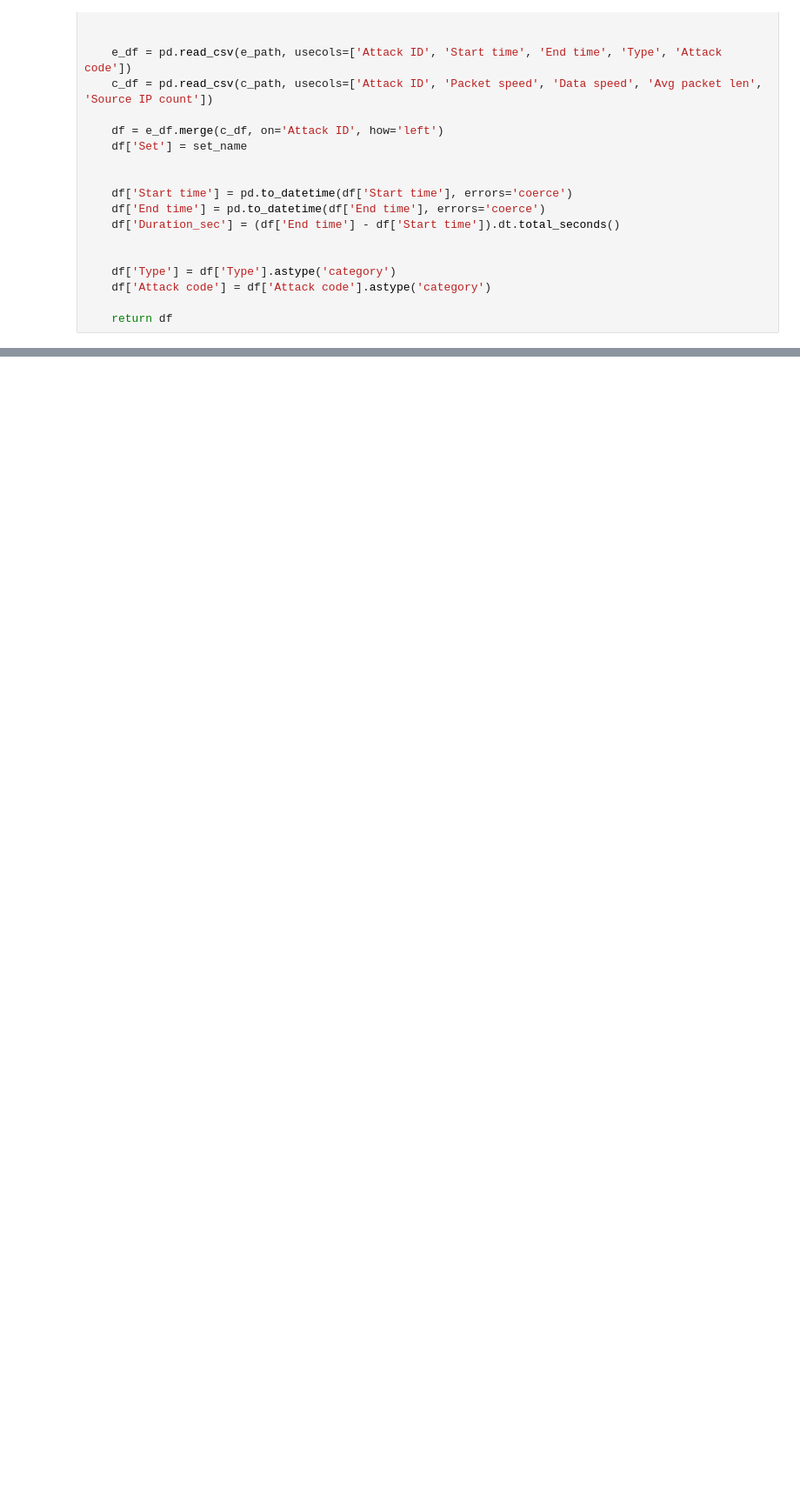
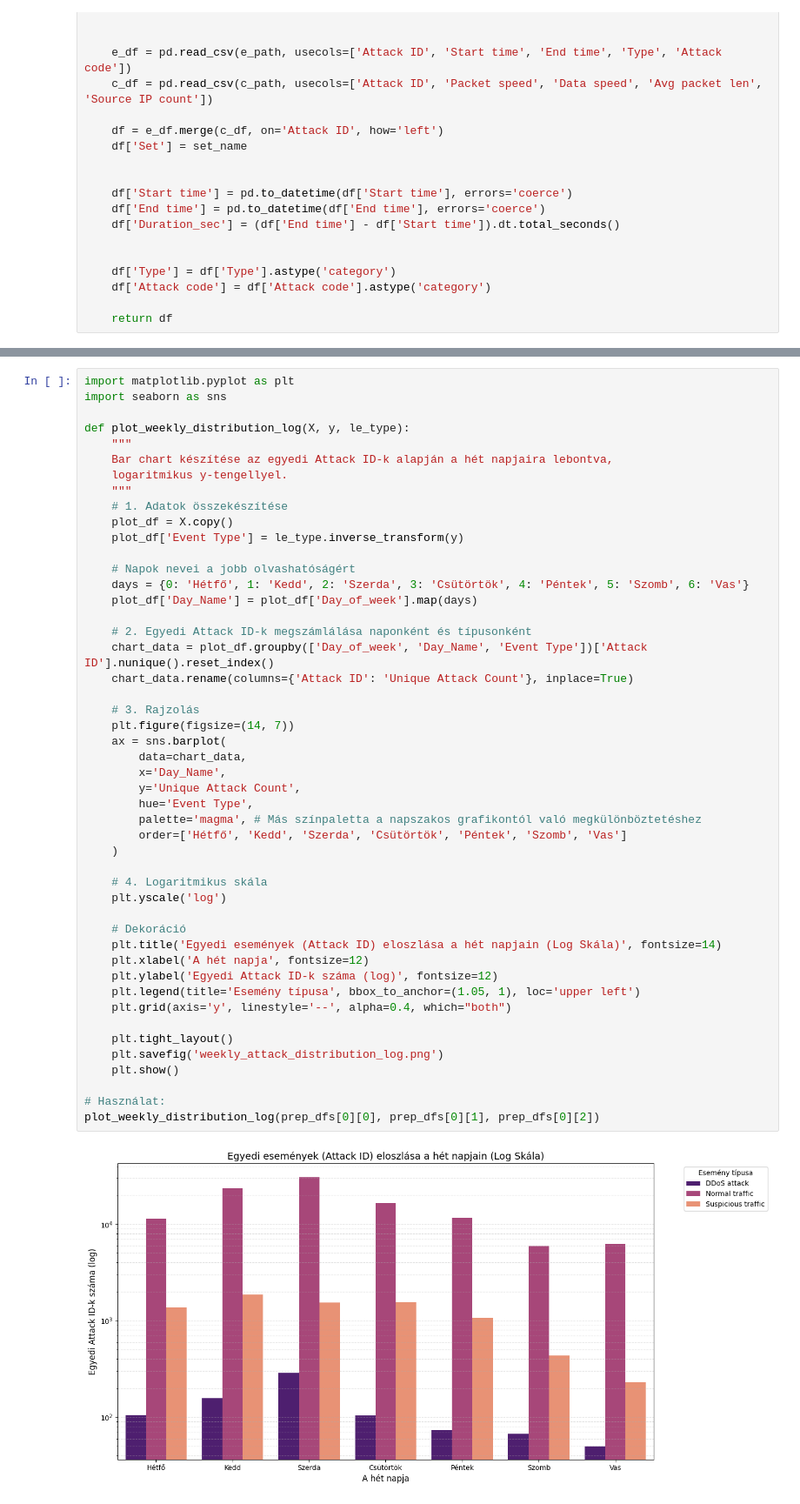
Before and after one commit to Koschkah/DDOS-crispy-octo-spork, a Jupyter notebook: data_prep.ipynb, the cells around one changed output, grey strips where cells are left out. Shown at 87% size. Cells and saved outputs as stored; diff of their text form; blank space fills up the shorter version.

```diff
--- a/data_prep.ipynb
+++ b/data_prep.ipynb
@@ -75,0 +183,50 @@ for s in SETS:
+# %%
+import matplotlib.pyplot as plt
+import seaborn as sns
+
+def plot_weekly_distribution_log(X, y, le_type):
+    """
+    Bar chart készítése az egyedi Attack ID-k alapján a hét napjaira lebontva,
+    logaritmikus y-tengellyel.
+    """
+    # 1. Adatok összekészítése
+    plot_df = X.copy()
+    plot_df['Event Type'] = le_type.inverse_transform(y)
+
+    # Napok nevei a jobb olvashatóságért
+    days = {0: 'Hétfő', 1: 'Kedd', 2: 'Szerda', 3: 'Csütörtök', 4: 'Péntek', 5: 'Szomb', 6: 'Vas'}
+    plot_df['Day_Name'] = plot_df['Day_of_week'].map(days)
+
+    # 2. Egyedi Attack ID-k megszámlálása naponként és típusonként
+    chart_data = plot_df.groupby(['Day_of_week', 'Day_Name', 'Event Type'])['Attack ID'].nunique().reset_index()
+    chart_data.rename(columns={'Attack ID': 'Unique Attack Count'}, inplace=True)
+
+    # 3. Rajzolás
+    plt.figure(figsize=(14, 7))
+    ax = sns.barplot(
+        data=chart_data,
+        x='Day_Name',
+        y='Unique Attack Count',
+        hue='Event Type',
+        palette='magma', # Más színpaletta a napszakos grafikontól való megkülönböztetéshez
+        order=['Hétfő', 'Kedd', 'Szerda', 'Csütörtök', 'Péntek', 'Szomb', 'Vas']
+    )
+
+    # 4. Logaritmikus skála
+    plt.yscale('log')
+
+    # Dekoráció
+    plt.title('Egyedi események (Attack ID) eloszlása a hét napjain (Log Skála)', fontsize=14)
+    plt.xlabel('A hét napja', fontsize=12)
+    plt.ylabel('Egyedi Attack ID-k száma (log)', fontsize=12)
+    plt.legend(title='Esemény típusa', bbox_to_anchor=(1.05, 1), loc='upper left')
+    plt.grid(axis='y', linestyle='--', alpha=0.4, which="both")
+
+    plt.tight_layout()
+    plt.savefig('weekly_attack_distribution_log.png')
+    plt.show()
+
+# Használat:
+plot_weekly_distribution_log(prep_dfs[0][0], prep_dfs[0][1], prep_dfs[0][2])
+# %% [output]
+[figure, added]
```
Also changed, not shown: parts of 4 cells of this notebook.
